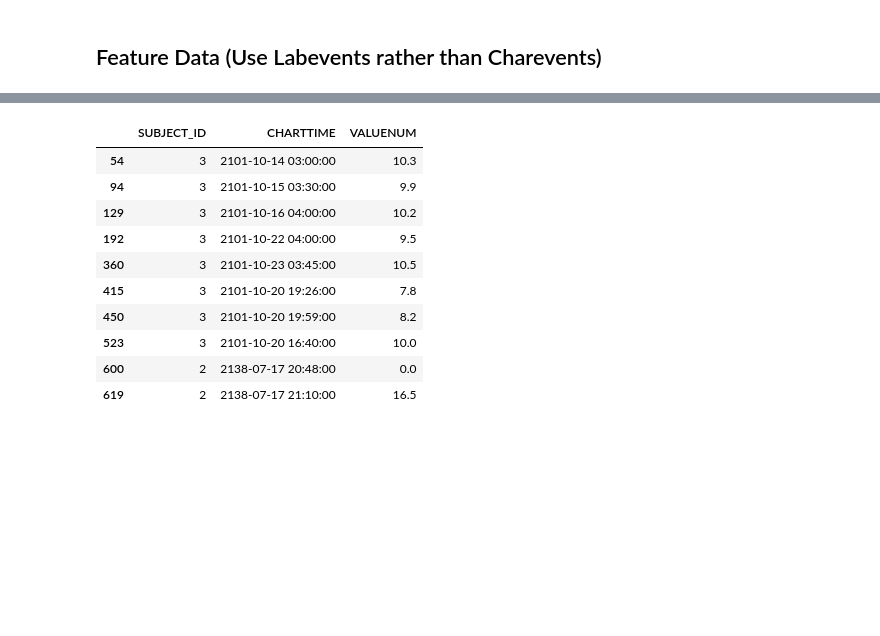
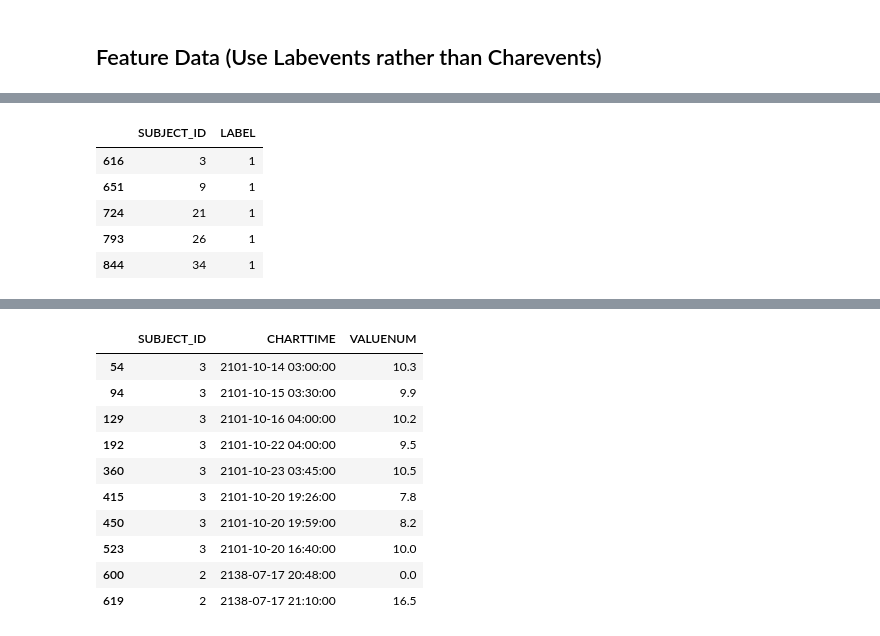
Before and after one commit to liuzi/Clinic-Analysis, a Jupyter notebook: Clustering.ipynb, the cells around one changed output, grey strips where cells are left out. Cells and saved outputs as stored; diff of their text form; code cells hidden in the pictures; blank space fills up the shorter version.

```diff
--- a/Clustering.ipynb
+++ b/Clustering.ipynb
@@ -95,0 +107,4 @@ final_label_df[:10]
+# %%
+data_preprocessing = Data_Preprocessing()
+# data_preprocessing.read_diagnoses()
+# data_preprocessing.diagnoses.head()
@@ -130,0 +175,9 @@ feature_filtered_df = labevet_detailed_df[(labevet_detailed_df.ITEMID == 51222)]
+# %%
+actual_label.sort_values(by='SUBJECT_ID').head()
+# %% [output]
+|  | SUBJECT_ID | LABEL |
+| 616 | 3 | 1 |
+| 651 | 9 | 1 |
+| 724 | 21 | 1 |
+| 793 | 26 | 1 |
+| 844 | 34 | 1 |
```
Also changed, not shown: parts of 40 cells of this notebook, 4 other files.
